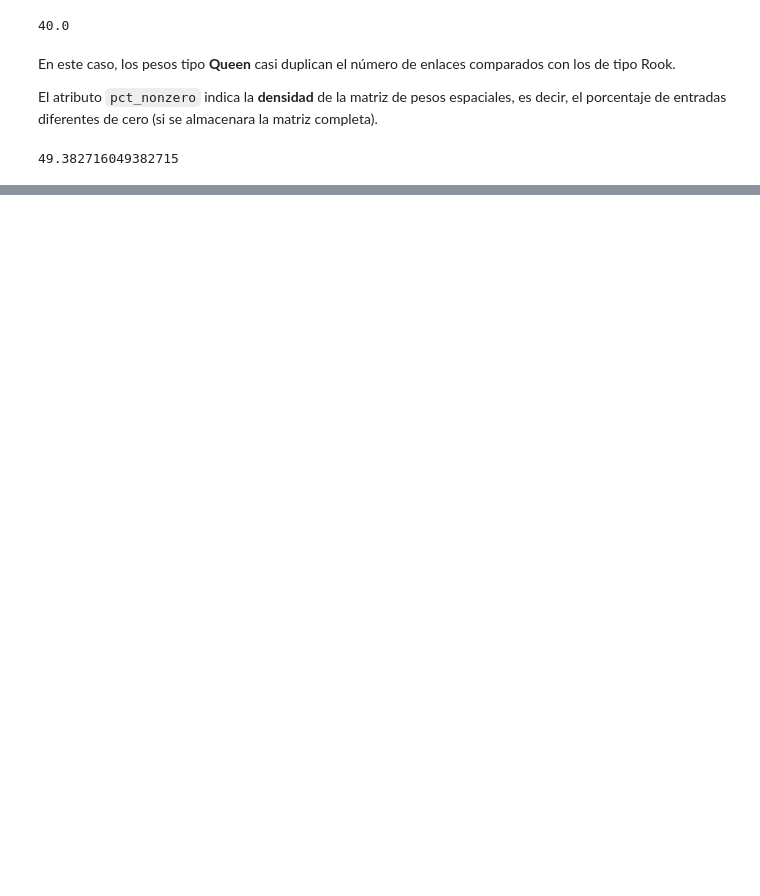
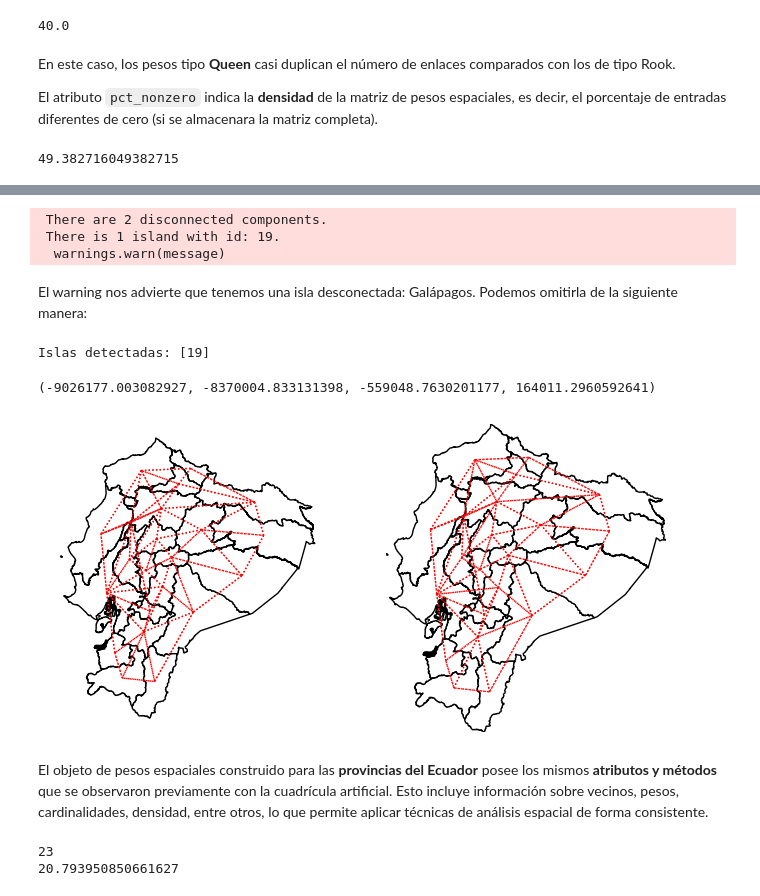
Before and after one commit to vmoprojs/SpatialEconPython, a Jupyter notebook: _build/jupyter_execute/PesosEspaciales.ipynb, the cells around one changed output, grey strips where cells are left out. Saved outputs shown, nothing was run; the diff lists cells and outputs as text; code cells hidden in the pictures; blank space fills up the shorter version.

Commit message:
spatial weights

```diff
--- a/_build/jupyter_execute/PesosEspaciales.ipynb
+++ b/_build/jupyter_execute/PesosEspaciales.ipynb
@@ -527,0 +547,62 @@ Un ejemplo práctico es la construcción de pesos espaciales para **sectores cen
+# %%
+w_queen = weights.contiguity.Queen.from_dataframe(gdf,use_index=True)
+# %% [output]
+ There are 2 disconnected components.
+ There is 1 island with id: 19.
+  warnings.warn(message)
+# %% [markdown]
+El warning nos advierte que tenemos una isla desconectada: Galápagos. Podemos omitirla de la siguiente manera:
+# %%
+# Obtener la lista de IDs que no tienen vecinos (islas)
+islas = w_queen.islands
+print("Islas detectadas:", islas)
+# %% [output]
+Islas detectadas: [19]
+# %%
+# Filtrar el GeoDataFrame y excluir las islas
+gdf_sin_islas = gdf[~gdf.index.isin(islas)].copy()
+# %%
+w_queen_sin_islas = weights.contiguity.Queen.from_dataframe(gdf_sin_islas,use_index=True)
+# %%
+# Crea una figura con 2 subgráficos (1 fila, 2 columnas)
+# figsize=(8, 4) define el tamaño total de la figura (ancho x alto en pulgadas)
+f, axs = plt.subplots(1, 2, figsize=(8, 4))
+
+# Itera sobre los dos subgráficos (ax[0] y ax[1])
+for i in range(2):
+    # Dibuja los polígonos del GeoDataFrame sin islas (gdf_sin_islas)
+    # edgecolor="k": bordes negros
+    # facecolor="w": relleno blanco
+    ax = gdf_sin_islas.plot(edgecolor="k", facecolor="w", ax=axs[i])
+
+    # Dibuja las conexiones de vecindad sobre el mismo gráfico
+    # edge_kws define el estilo de las líneas (rojas, punteadas, grosor 1)
+    # node_kws define la apariencia de los nodos; marker="" implica que no se dibujan símbolos de nodo
+    w_queen_sin_islas.plot(
+        gdf_sin_islas,
+        ax=axs[i],
+        edge_kws=dict(color="r", linestyle=":", linewidth=1),
+        node_kws=dict(marker=""),
+    )
+
+    # Elimina los ejes (ticks, etiquetas, etc.) para una visualización más limpia
+    axs[i].set_axis_off()
+
+# En el segundo subgráfico (axs[1]), fija manualmente los límites del área visible del gráfico
+# Esto puede ser útil si deseas hacer zoom o asegurar una escala fija (xmin, ymin, xmax, ymax )
+
+# Obtener límites espaciales automáticamente del GeoDataFrame
+xmin, ymin, xmax, ymax = gdf_sin_islas.total_bounds
+
+axs[1].axis([xmin, xmax, ymin, ymax])
+# %% [output]
+(-9026177.003082927, -8370004.833131398, -559048.7630201177, 164011.2960592641)
+[figure, added]
+# %% [markdown]
+El objeto de pesos espaciales construido para las **provincias del Ecuador** posee los mismos **atributos y métodos** que se observaron previamente con la cuadrícula artificial. Esto incluye información sobre vecinos, pesos, cardinalidades, densidad, entre otros, lo que permite aplicar técnicas de análisis espacial de forma consistente.
+# %%
+print(w_queen.n)
+print(w_queen.pct_nonzero)
+# %% [output]
+23
+20.793950850661627
```
Also changed, not shown: parts of 11 cells of this notebook, 43 other files.
